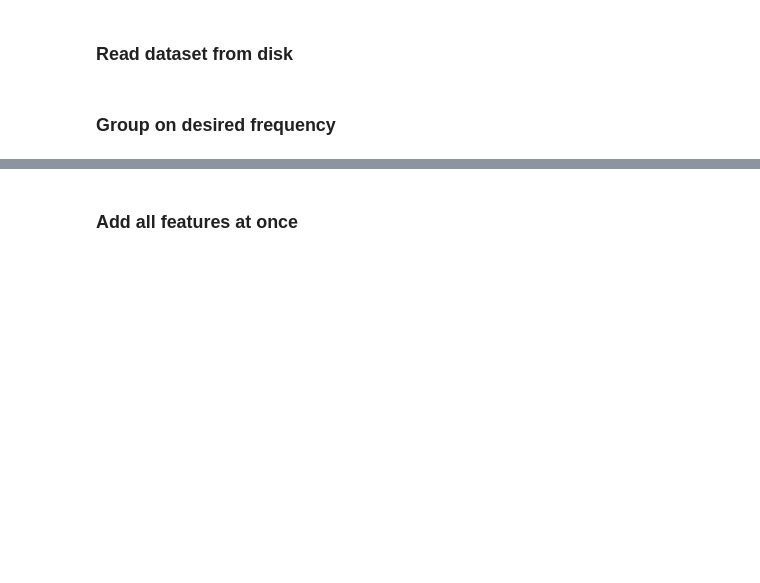
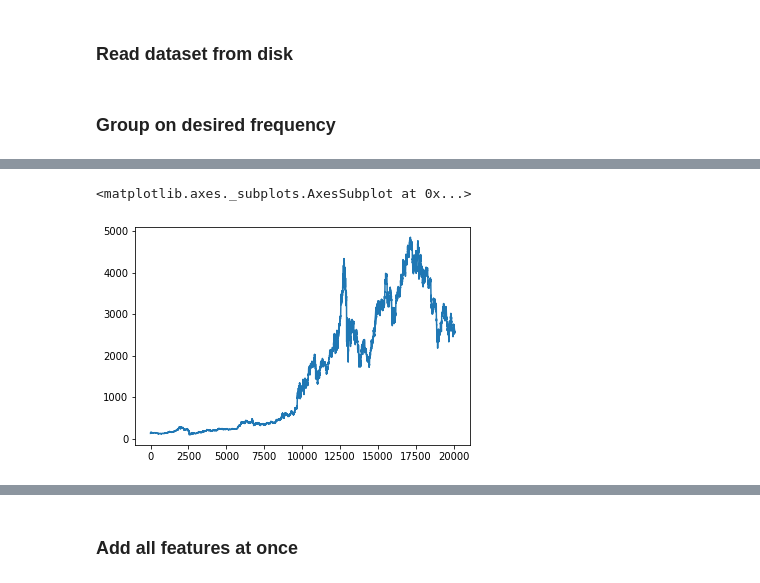
Before and after one commit to Takfes/fun-crypto-app, a Jupyter notebook: notebooks/exploration.ipynb, the cells around one changed output, grey strips where cells are left out. Drawn from its saved outputs; the diff is of its cells as text; code cells hidden in the pictures; blank space fills up the shorter version.

```diff
--- a/notebooks/exploration.ipynb
+++ b/notebooks/exploration.ipynb
@@ -162,0 +143,5 @@ Name: change_pct, dtype: float64
+# %%
+df.close.plot()
+# %% [output]
+<matplotlib.axes._subplots.AxesSubplot at 0x...>
+[figure, added]
```
Also changed, not shown: parts of 46 cells of this notebook.
